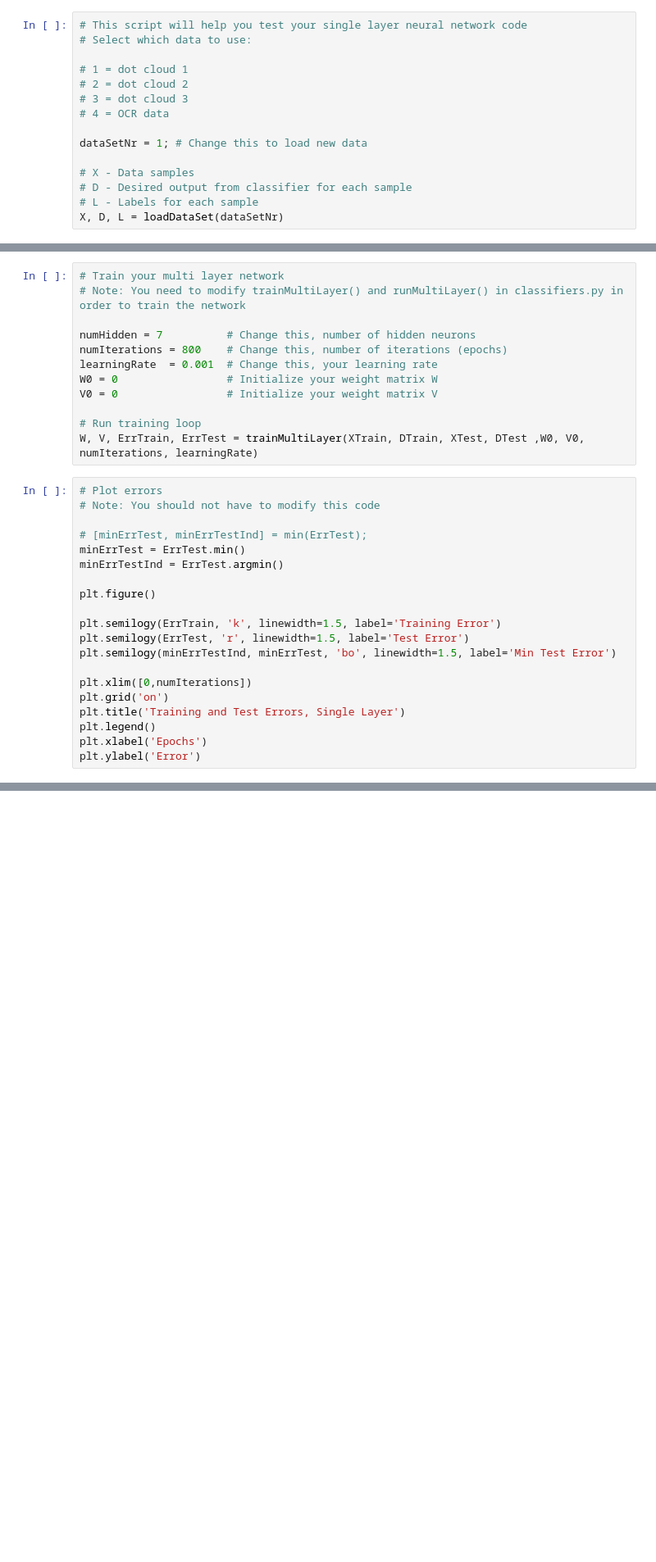
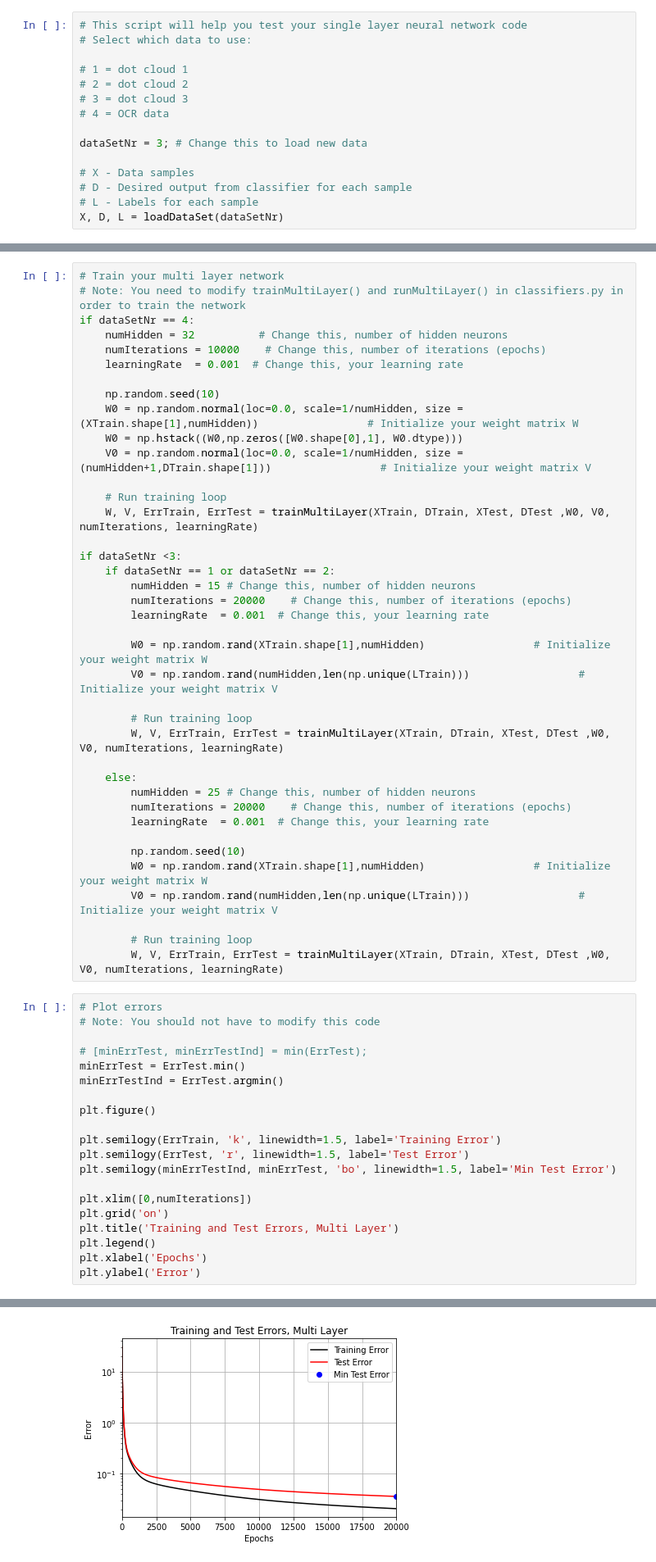
Before and after one commit to chayansraj/Neural-Networks-and-Learning-Systems, a Jupyter notebook: A1_Supervised/main_MultiLayer.ipynb, the cells around one changed output, grey strips where cells are left out. Shown at 82% size. Cells and saved outputs as stored; diff of their text form; blank space fills up the shorter version.

```diff
--- a/A1_Supervised/main_MultiLayer.ipynb
+++ b/A1_Supervised/main_MultiLayer.ipynb
@@ -18,7 +18,7 @@ plt.rcParams['figure.facecolor']='white'
 # 3 = dot cloud 3
 # 4 = OCR data
 
-dataSetNr = 1; # Change this to load new data
+dataSetNr = 3; # Change this to load new data
 
 # X - Data samples
 # D - Desired output from classifier for each sample
@@ -59,15 +75,42 @@ XTest = ...
 # %%
 # Train your multi layer network
 # Note: You need to modify trainMultiLayer() and runMultiLayer() in classifiers.py in order to train the network
+if dataSetNr == 4:
+    numHidden = 32          # Change this, number of hidden neurons
+    numIterations = 10000    # Change this, number of iterations (epochs)
+    learningRate  = 0.001  # Change this, your learning rate
 
-numHidden = 7          # Change this, number of hidden neurons
-numIterations = 800    # Change this, number of iterations (epochs)
-learningRate  = 0.001  # Change this, your learning rate
-W0 = 0                 # Initialize your weight matrix W
-V0 = 0                 # Initialize your weight matrix V
+    np.random.seed(10)
+    W0 = np.random.normal(loc=0.0, scale=1/numHidden, size = (XTrain.shape[1],numHidden))                 # Initialize your weight matrix W
+    W0 = np.hstack((W0,np.zeros([W0.shape[0],1], W0.dtype)))
+    V0 = np.random.normal(loc=0.0, scale=1/numHidden, size = (numHidden+1,DTrain.shape[1]))                 # Initialize your weight matrix V
 
-# Run training loop
-W, V, ErrTrain, ErrTest = trainMultiLayer(XTrain, DTrain, XTest, DTest ,W0, V0, numIterations, learningRate)
+    # Run training loop
+    W, V, ErrTrain, ErrTest = trainMultiLayer(XTrain, DTrain, XTest, DTest ,W0, V0, numIterations, learningRate)
+
+if dataSetNr <3:
+    if dataSetNr == 1 or dataSetNr == 2:
+        numHidden = 15 # Change this, number of hidden neurons
+        numIterations = 20000    # Change this, number of iterations (epochs)
+        learningRate  = 0.001  # Change this, your learning rate
+
+        W0 = np.random.rand(XTrain.shape[1],numHidden)                 # Initialize your weight matrix W
+        V0 = np.random.rand(numHidden,len(np.unique(LTrain)))                 # Initialize your weight matrix V
+
+        # Run training loop
+        W, V, ErrTrain, ErrTest = trainMultiLayer(XTrain, DTrain, XTest, DTest ,W0, V0, numIterations, learningRate)
+
+    else:
+        numHidden = 25 # Change this, number of hidden neurons
+        numIterations = 20000    # Change this, number of iterations (epochs)
+        learningRate  = 0.001  # Change this, your learning rate
+
+        np.random.seed(10)
+        W0 = np.random.rand(XTrain.shape[1],numHidden)                 # Initialize your weight matrix W
+        V0 = np.random.rand(numHidden,len(np.unique(LTrain)))                 # Initialize your weight matrix V
+
+        # Run training loop
+        W, V, ErrTrain, ErrTest = trainMultiLayer(XTrain, DTrain, XTest, DTest ,W0, V0, numIterations, learningRate)
 # %%
 # Plot errors
 # Note: You should not have to modify this code
@@ -84,7 +127,8 @@ plt.semilogy(minErrTestInd, minErrTest, 'bo', linewidth=1.5, label='Min Test Err
 
 plt.xlim([0,numIterations])
 plt.grid('on')
-plt.title('Training and Test Errors, Single Layer')
+plt.title('Training and Test Errors, Multi Layer')
 plt.legend()
 plt.xlabel('Epochs')
 plt.ylabel('Error')
+# %% [output]
@@ -91,3 +136,4 @@ plt.ylabel('Error')
+[figure, added]
 # %%
 # Calculate the Confusion Matrix and the Accuracy of the data
 # Note: you have to modify the calcConfusionMatrix() and calcAccuracy() functions in utils.py yourself.
```
Also changed, not shown: parts of 10 cells of this notebook, 3 other files.
